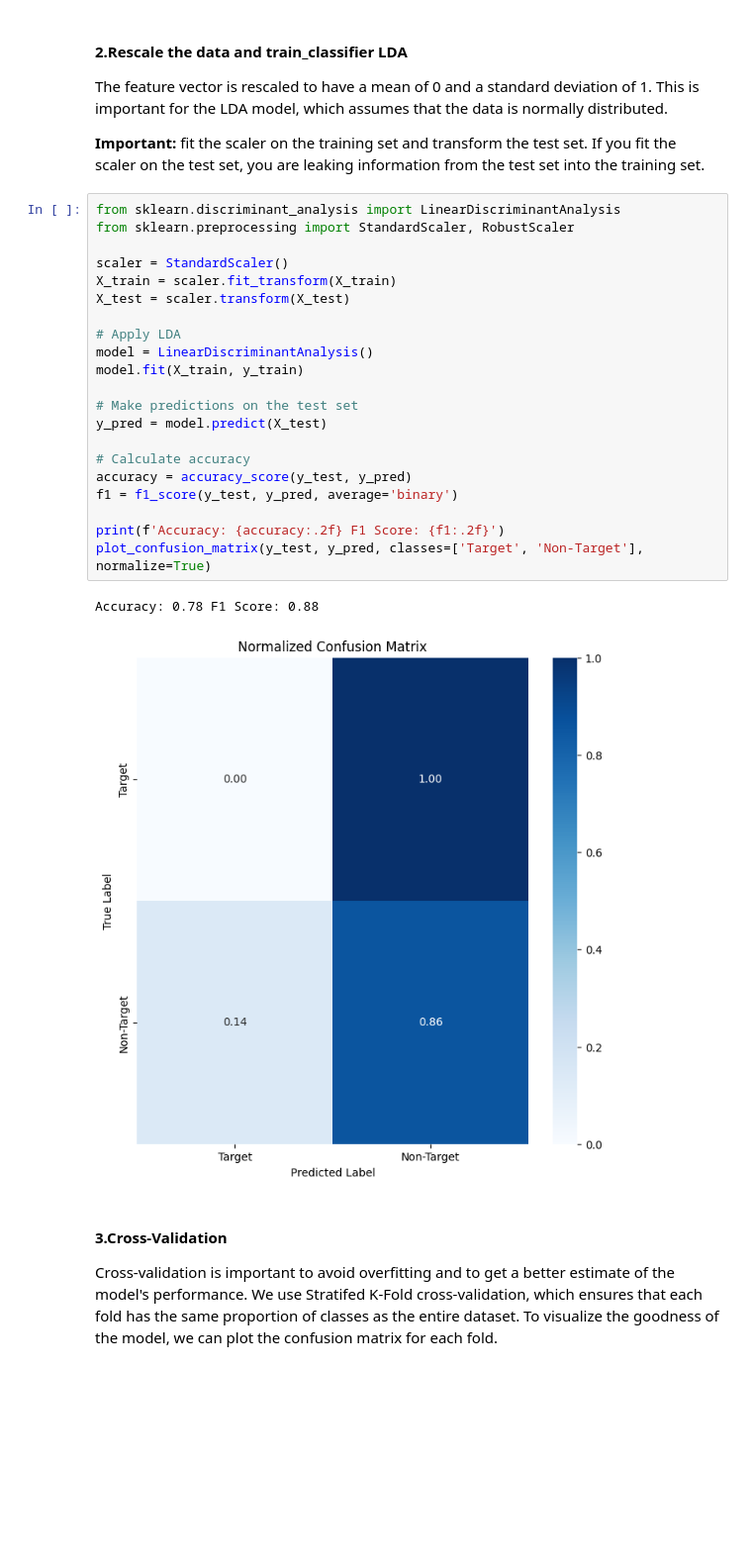
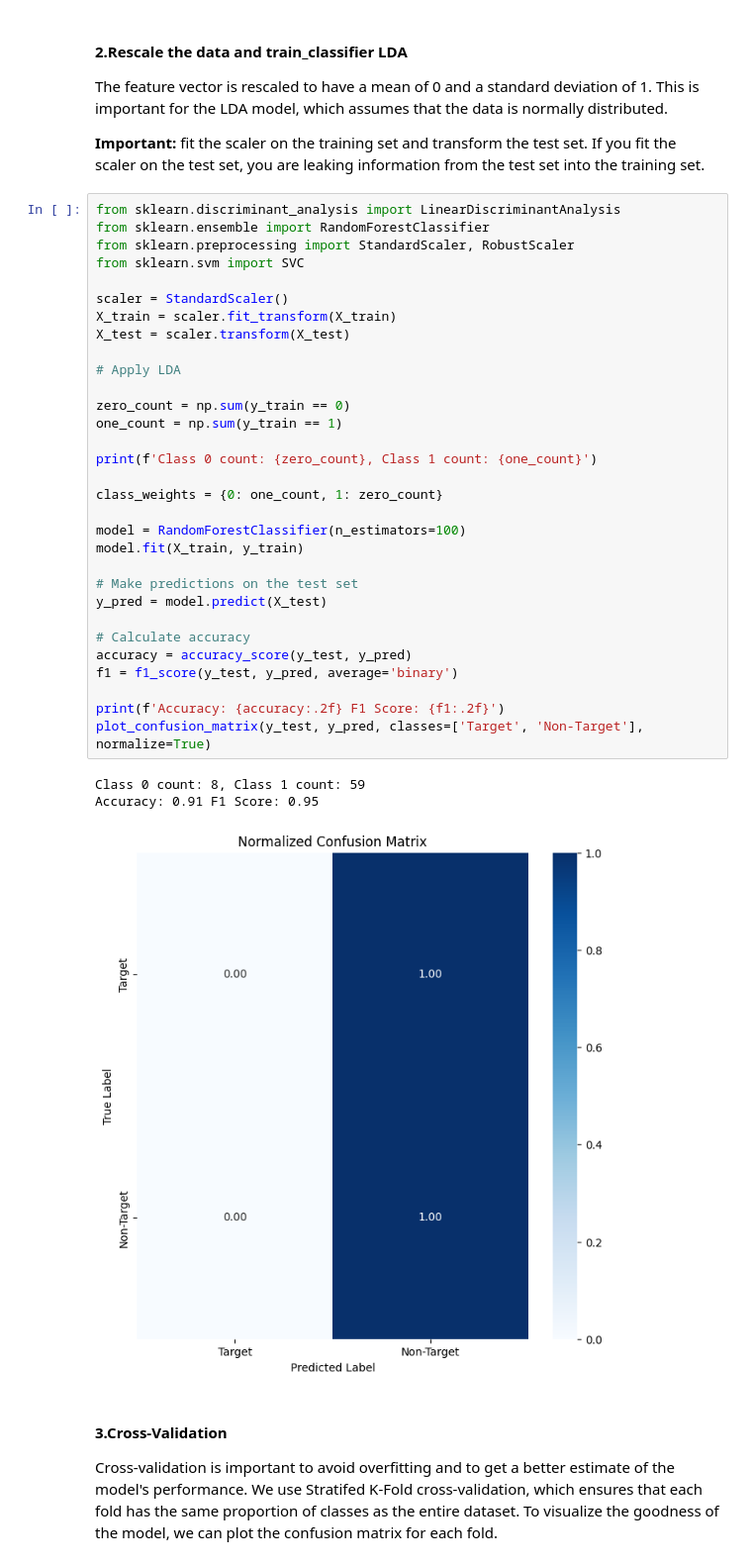
Before and after one commit to BRomans/Workshop-DemyBCI2025, a Jupyter notebook: notebooks/2_p300_classification.ipynb, the cells around one changed output. Shown at 99% size. Cells and saved outputs as stored; diff of their text form; blank space fills up the shorter version.

```diff
--- a/notebooks/2_p300_classification.ipynb
+++ b/notebooks/2_p300_classification.ipynb
@@ -204,28 +213,39 @@ The feature vector is rescaled to have a mean of 0 and a standard deviation of 1
 If you fit the scaler on the test set, you are leaking information from the test set into the training set.
 # %%
 from sklearn.discriminant_analysis import LinearDiscriminantAnalysis
+from sklearn.ensemble import RandomForestClassifier
 from sklearn.preprocessing import StandardScaler, RobustScaler
+from sklearn.svm import SVC
 
 scaler = StandardScaler()
 X_train = scaler.fit_transform(X_train)
 X_test = scaler.transform(X_test)
 
 # Apply LDA
-model = LinearDiscriminantAnalysis()
+
+zero_count = np.sum(y_train == 0)
+one_count = np.sum(y_train == 1)
+
+print(f'Class 0 count: {zero_count}, Class 1 count: {one_count}')
+
+class_weights = {0: one_count, 1: zero_count}
+
+model = RandomForestClassifier(n_estimators=100)
 model.fit(X_train, y_train)
 
 # Make predictions on the test set
 y_pred = model.predict(X_test)
 
 # Calculate accuracy
 accuracy = accuracy_score(y_test, y_pred)
 f1 = f1_score(y_test, y_pred, average='binary')
 
 print(f'Accuracy: {accuracy:.2f} F1 Score: {f1:.2f}')
 plot_confusion_matrix(y_test, y_pred, classes=['Target', 'Non-Target'], normalize=True)
 # %% [output]
-Accuracy: 0.78 F1 Score: 0.88
+Class 0 count: 8, Class 1 count: 59
+Accuracy: 0.91 F1 Score: 0.95
-[figure, old version]
+[figure, new version]
 # %% [markdown]
 #### 3.Cross-Validation
 Cross-validation is important to avoid overfitting and to get a better estimate of the model's performance.
```
Also changed, not shown: parts of 9 cells of this notebook, 1 other file.
